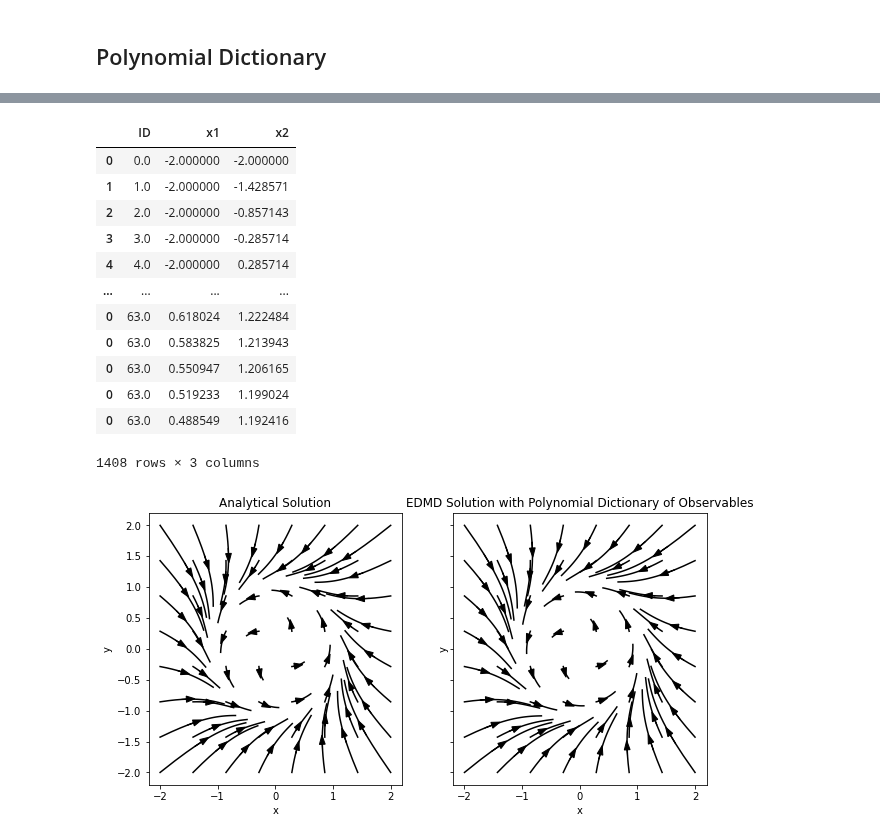
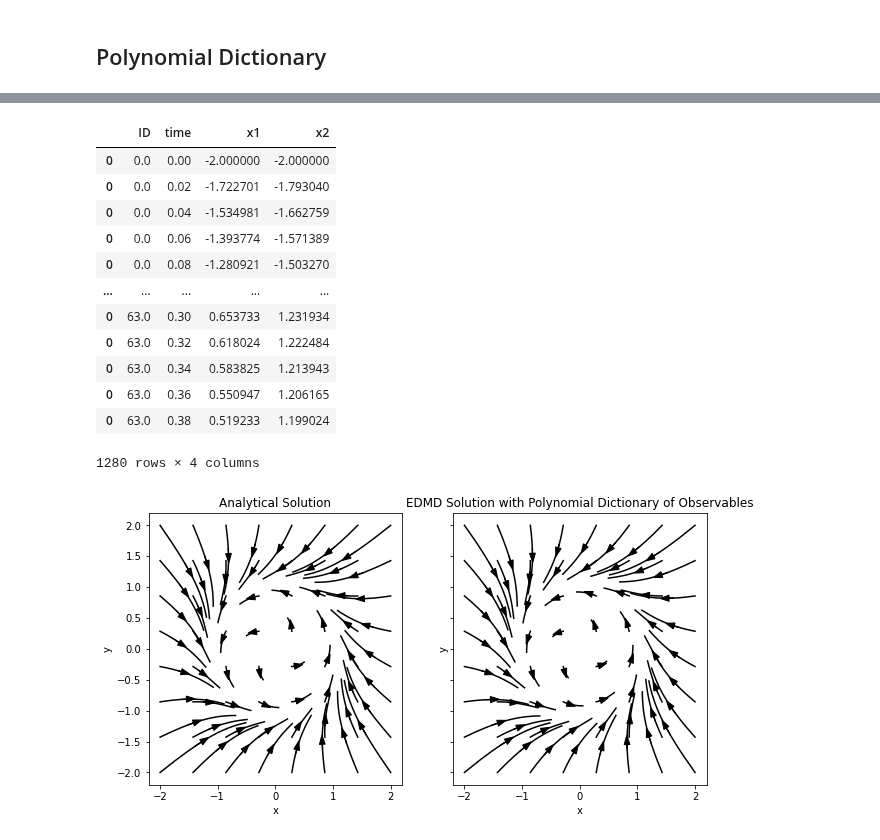
Before and after one commit to waleedbinkhalid74/ml_cms_final_project, a Jupyter notebook: ml_cms_final_proj_task_4_part_3.ipynb, the cells around one changed output, grey strips where cells are left out. Cells and saved outputs as stored; diff of their text form; code cells hidden in the pictures.

```diff
--- a/ml_cms_final_proj_task_4_part_3.ipynb
+++ b/ml_cms_final_proj_task_4_part_3.ipynb
@@ -108,9 +155,11 @@ Determinant of governing A matrix is 2.91592
 Trace of governing A matrix is -2.80878
 Eigenvalues of A are [-1.40438752+0.97140048j -1.40438752-0.97140048j]
 # %%
+t_range = t_eval[:-1]
 x_actual = solution_df[solution_df['ID'] == 1].iloc[:,:3]
 initial_values = pd.DataFrame(initial_conditions, columns=['x1', 'x2'])
 initial_values.insert(0, 'ID', range(len(initial_values)))
-x_predict_dmd = dmd.predict(initial_values, t_end=20)
+initial_values.insert(1, 'time', 0)
+x_predict_dmd = dmd.predict(initial_values, t_range=t_range)
 x_predict_dmd
 # %% [output]
@@ -159,6 +213,6 @@ MSE for test trajectory is 1.6275333133019918
 ## Polynomial Dictionary
 # %%
 polynomial_observables = Polynomials(3)
-polynomial_observables.segregate_observables_from_variable(polynomial_observables.fit(solution_df.iloc[:,0:3]))
-# polynomial_observables.fit(solution_df.iloc[:,0:3])
+# polynomial_observables.segregate_observables_from_variable(polynomial_observables.fit(solution_df.iloc[:,0:4]))
+polynomial_observables.fit(solution_df.iloc[:,0:4])
 # %% [output]
@@ -184,31 +240,32 @@ edmd.fit()
 x_actual = solution_df[solution_df['ID'] == 1].iloc[:,:3]
 initial_values = pd.DataFrame(initial_conditions, columns=['x1', 'x2'])
 initial_values.insert(0, 'ID', range(len(initial_values)))
+initial_values.insert(1, 'time', 0)
 # %%
-x_predict = edmd.predict(initial_values, t_end=20)
-x_predict
+x_predict_edmd = edmd.predict(initial_values, t_range=t_range)
+x_predict_edmd
 # %% [output]
-|  | ID | x1 | x2 |
-| 0 | 0.0 | -2.000000 | -2.000000 |
-| 1 | 1.0 | -2.000000 | -1.428571 |
-| 2 | 2.0 | -2.000000 | -0.857143 |
-| 3 | 3.0 | -2.000000 | -0.285714 |
-| 4 | 4.0 | -2.000000 | 0.285714 |
-| ... | ... | ... | ... |
-| 0 | 63.0 | 0.618024 | 1.222484 |
-| 0 | 63.0 | 0.583825 | 1.213943 |
-| 0 | 63.0 | 0.550947 | 1.206165 |
-| 0 | 63.0 | 0.519233 | 1.199024 |
-| 0 | 63.0 | 0.488549 | 1.192416 |
+|  | ID | time | x1 | x2 |
+| 0 | 0.0 | 0.00 | -2.000000 | -2.000000 |
+| 0 | 0.0 | 0.02 | -1.722701 | -1.793040 |
+| 0 | 0.0 | 0.04 | -1.534981 | -1.662759 |
+| 0 | 0.0 | 0.06 | -1.393774 | -1.571389 |
+| 0 | 0.0 | 0.08 | -1.280921 | -1.503270 |
+| ... | ... | ... | ... | ... |
+| 0 | 63.0 | 0.30 | 0.653733 | 1.231934 |
+| 0 | 63.0 | 0.32 | 0.618024 | 1.222484 |
+| 0 | 63.0 | 0.34 | 0.583825 | 1.213943 |
+| 0 | 63.0 | 0.36 | 0.550947 | 1.206165 |
+| 0 | 63.0 | 0.38 | 0.519233 | 1.199024 |
-1408 rows × 3 columns
+1280 rows × 4 columns
 # %%
 fig, axs = plt.subplots(1,2, figsize=(10,5), sharex=True, sharey=True)
 plot_data(solution_df, axs[0])
-plot_data(x_predict, axs[1])
+plot_data(x_predict_edmd, axs[1])
 axs[0].set_title('Analytical Solution')
 axs[0].set_xlabel('x'); axs[0].set_ylabel('y');
 axs[1].set_title('EDMD Solution with Polynomial Dictionary of Observables')
 axs[1].set_xlabel('x'); axs[1].set_ylabel('y');
 # fig.savefig('figures/limit_cycle_edmd_sol.png')
 # %% [output]
-[figure, old version]
+[figure, new version]
```
Also changed, not shown: parts of 16 cells of this notebook, 7 other files.
